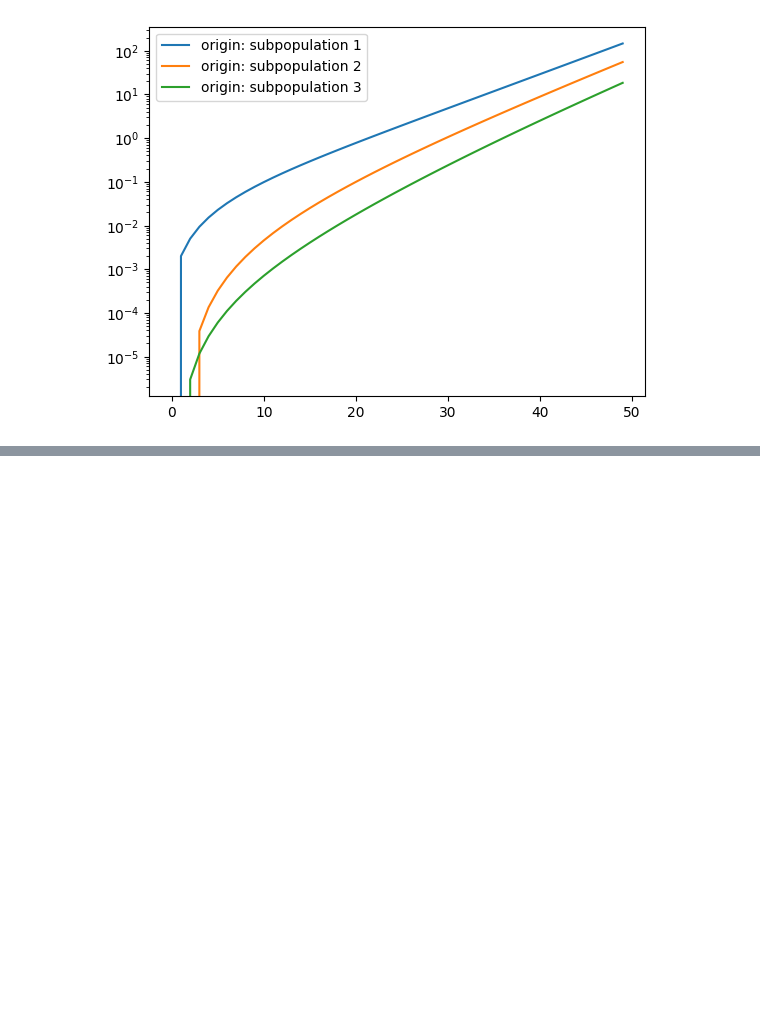
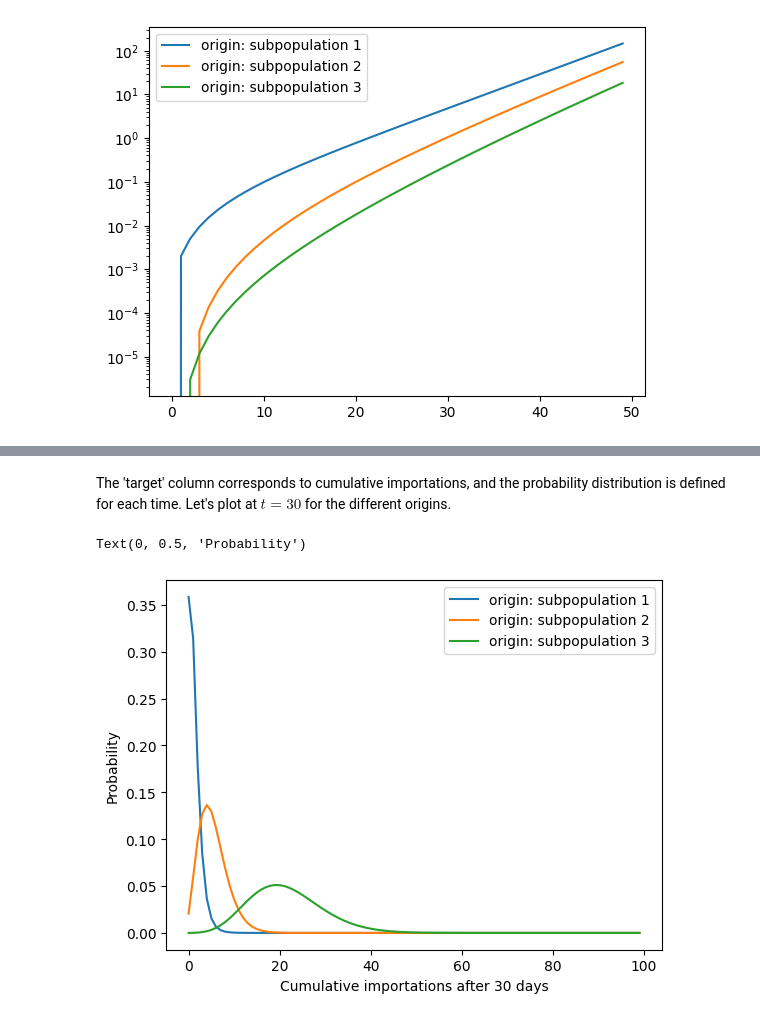
Before and after one commit to mobs-lab/pgfgleam, a Jupyter notebook: demo.ipynb, the cells around one changed output, grey strips where cells are left out. Saved outputs shown, nothing was run; the diff lists cells and outputs as text; code cells hidden in the pictures; blank space fills up the shorter version.

```diff
--- a/demo.ipynb
+++ b/demo.ipynb
@@ -319,0 +324,15 @@ plt.legend()
+# %%
+#time range over which we want to measure detections
+t =  list(range(0,60))
+
+#indices for imporatation
+idx = [0,1] #corresponds to alpha = {1,2}
+
+#transformation that needs to be used to measure "cumulative importation" in the first subpopulation
+def transform(state_vars,c_):
+    state_vars['cumulative importation'][idx] *= c_
+transform_dict = {max(t):[transform]}  #we measure the cumulative detection for the whole time range, explaining the max(t)
+
+#calculate the full probability distribution for cumulative importations
+importations = marginal_distribution(Psi, t, transform_dict, cutoff=20, resolution=100)
+importations['probability'] = np.real(importations['probability']) #cast to real (the imaginary part is 0 anyway); obtained from FFT
@@ -319,0 +355,12 @@ plt.legend()
+# %% [markdown]
+The 'target' column corresponds to cumulative importations, and the probability distribution is defined for each time. Let's plot at $t = 30$ for the different origins.
+# %%
+importations_ = importations[importations['time'] == 30].copy()
+for label,df in importations_.groupby('label'):
+    plt.plot(df['target'],df['probability'],label=label)
+plt.legend()
+plt.xlabel('Cumulative importations after 30 days')
+plt.ylabel('Probability')
+# %% [output]
+Text(0, 0.5, 'Probability')
+[figure, added]
```
Also changed, not shown: parts of 15 cells of this notebook, 2 other files.
